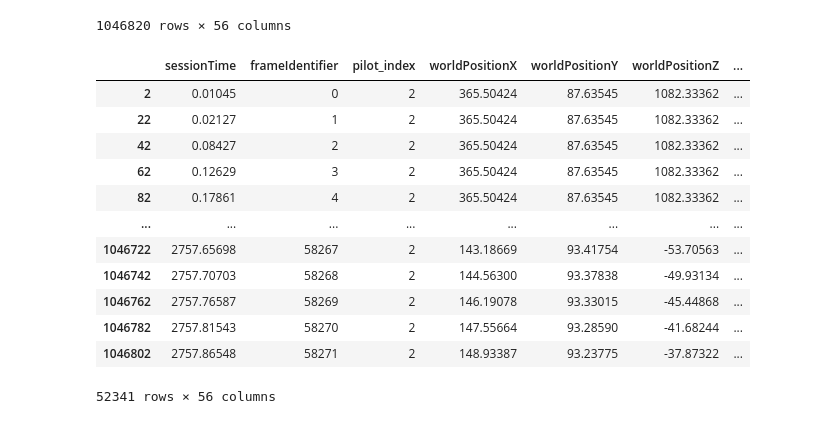
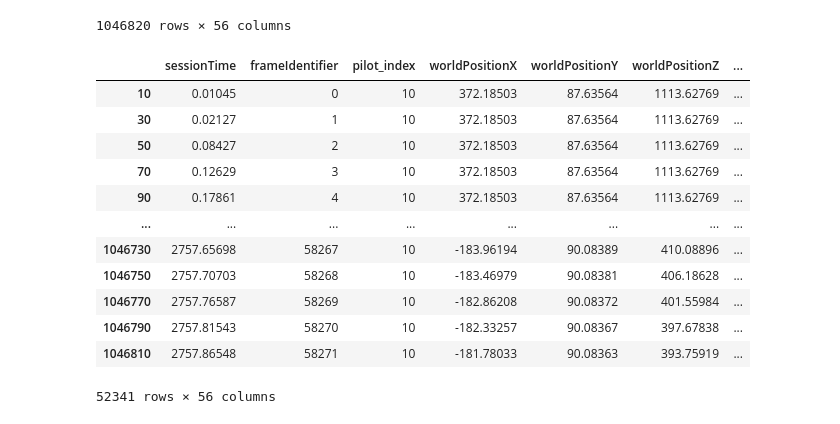
Before and after one commit to rbpowellGA/F1_race_data, a Jupyter notebook: notebooks/analysis.ipynb, the cells around one changed output. Saved outputs shown, nothing was run; the diff lists cells and outputs as text; code cells hidden in the pictures.

```diff
--- a/notebooks/analysis.ipynb
+++ b/notebooks/analysis.ipynb
@@ -96,21 +96,21 @@ tm145
 1046820 rows × 56 columns
 # %%
 #Lets see how these corrs look with our single driver
-pilot_filter = tm145.pilot_index == 2
+pilot_filter = tm145.pilot_index == 10
 tm_145_pilot1 = tm145[pilot_filter]
 tm_145_pilot1
 # %% [output]
 |  | sessionTime | frameIdentifier | pilot_index | worldPositionX | worldPositionY | worldPositionZ | ... |
-| 2 | 0.01045 | 0 | 2 | 365.50424 | 87.63545 | 1082.33362 | ... |
-| 22 | 0.02127 | 1 | 2 | 365.50424 | 87.63545 | 1082.33362 | ... |
-| 42 | 0.08427 | 2 | 2 | 365.50424 | 87.63545 | 1082.33362 | ... |
-| 62 | 0.12629 | 3 | 2 | 365.50424 | 87.63545 | 1082.33362 | ... |
-| 82 | 0.17861 | 4 | 2 | 365.50424 | 87.63545 | 1082.33362 | ... |
+| 10 | 0.01045 | 0 | 10 | 372.18503 | 87.63564 | 1113.62769 | ... |
+| 30 | 0.02127 | 1 | 10 | 372.18503 | 87.63564 | 1113.62769 | ... |
+| 50 | 0.08427 | 2 | 10 | 372.18503 | 87.63564 | 1113.62769 | ... |
+| 70 | 0.12629 | 3 | 10 | 372.18503 | 87.63564 | 1113.62769 | ... |
+| 90 | 0.17861 | 4 | 10 | 372.18503 | 87.63564 | 1113.62769 | ... |
 | ... | ... | ... | ... | ... | ... | ... | ... |
-| 1046722 | 2757.65698 | 58267 | 2 | 143.18669 | 93.41754 | -53.70563 | ... |
-| 1046742 | 2757.70703 | 58268 | 2 | 144.56300 | 93.37838 | -49.93134 | ... |
-| 1046762 | 2757.76587 | 58269 | 2 | 146.19078 | 93.33015 | -45.44868 | ... |
-| 1046782 | 2757.81543 | 58270 | 2 | 147.55664 | 93.28590 | -41.68244 | ... |
-| 1046802 | 2757.86548 | 58271 | 2 | 148.93387 | 93.23775 | -37.87322 | ... |
+| 1046730 | 2757.65698 | 58267 | 10 | -183.96194 | 90.08389 | 410.08896 | ... |
+| 1046750 | 2757.70703 | 58268 | 10 | -183.46979 | 90.08381 | 406.18628 | ... |
+| 1046770 | 2757.76587 | 58269 | 10 | -182.86208 | 90.08372 | 401.55984 | ... |
+| 1046790 | 2757.81543 | 58270 | 10 | -182.33257 | 90.08367 | 397.67838 | ... |
+| 1046810 | 2757.86548 | 58271 | 10 | -181.78033 | 90.08363 | 393.75919 | ... |
 52341 rows × 56 columns
 # %%
```
Also changed, not shown: parts of 2 cells of this notebook.
